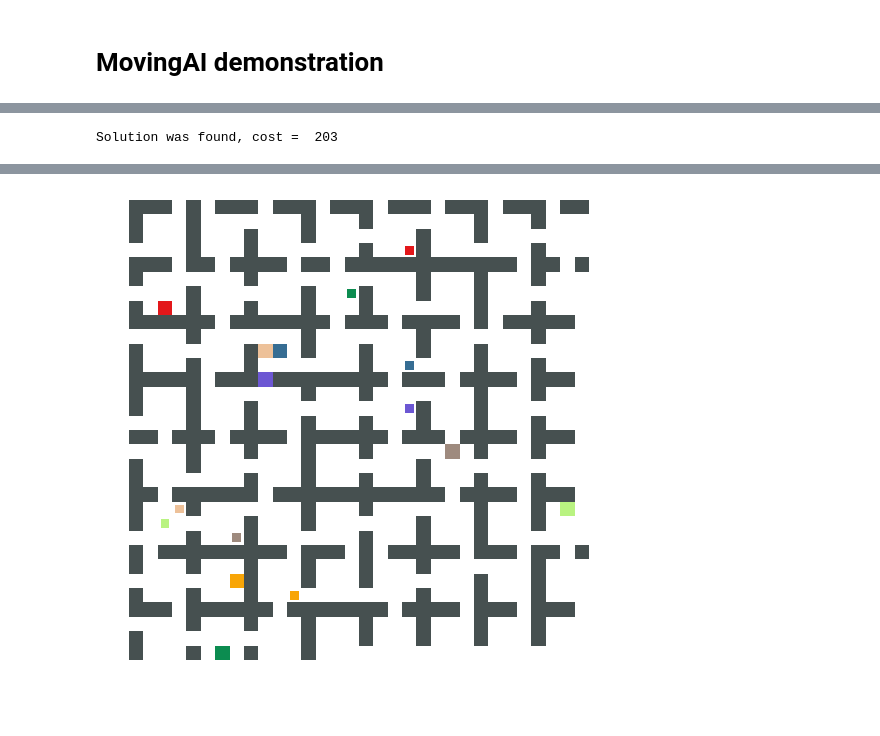
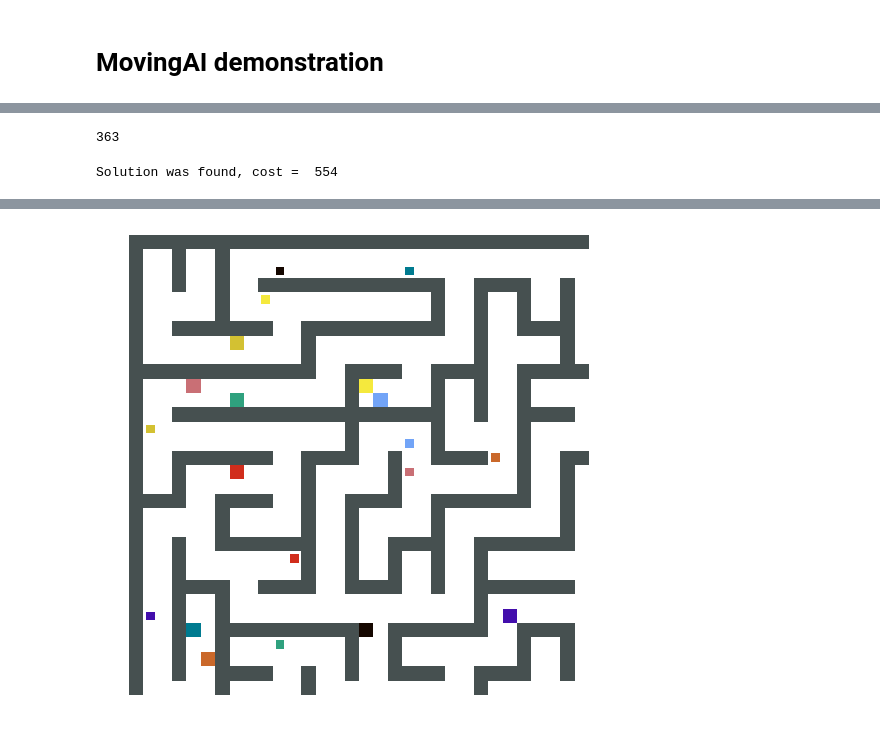
Before and after one commit to Stepan-Makarenko/Multi-agent-pathfinding-CBS-ICBS, a Jupyter notebook: Explore.ipynb, the cells around one changed output, grey strips where cells are left out. Saved outputs shown, nothing was run; the diff lists cells and outputs as text; code cells hidden in the pictures.

Commit message:
add docs strings, slightly expand functionality of tests, add maze

```diff
--- a/Explore.ipynb
+++ b/Explore.ipynb
@@ -50,7 +68,12 @@ Solution was found, cost =  459
+# %%
+solution = movingai_test(map_file='demo/room-32-32-4.map', task_file='demo/room-32-32-4-random-1.scen', n_agents=12, random_choice=False, start_task=2, draw_anim=False, use_pc=True, SearchFunction=HCBS, heuristic_function=manhattan_distance)
+sum([solution[k][1] for k in solution.keys()])
+# %% [output]
+363
 # %%
-solution, anim = movingai_test(map_file='demo/room-32-32-4.map', task_file='demo/room-32-32-4-random-1.scen', n_agents=8, draw_anim = True, rseed=42, use_pc=True, SearchFunction=HCBS, heuristic_function=manhattan_distance)
+solution, anim = movingai_test(map_file='demo/maze-32-32-2.map', task_file='demo/maze-32-32-2-random-1.scen', n_agents=10, random_choice=True, draw_anim=True, rseed=239, use_pc=True, SearchFunction=HCBS, heuristic_function=manhattan_distance)
 HTML(anim.to_html5_video())
 # %% [output]
-Solution was found, cost =  203
+Solution was found, cost =  554
 [interactive output not drawn]
-[figure, old version]
+[figure, new version]
```
Also changed, not shown: parts of 7 cells of this notebook, 4 other files.
